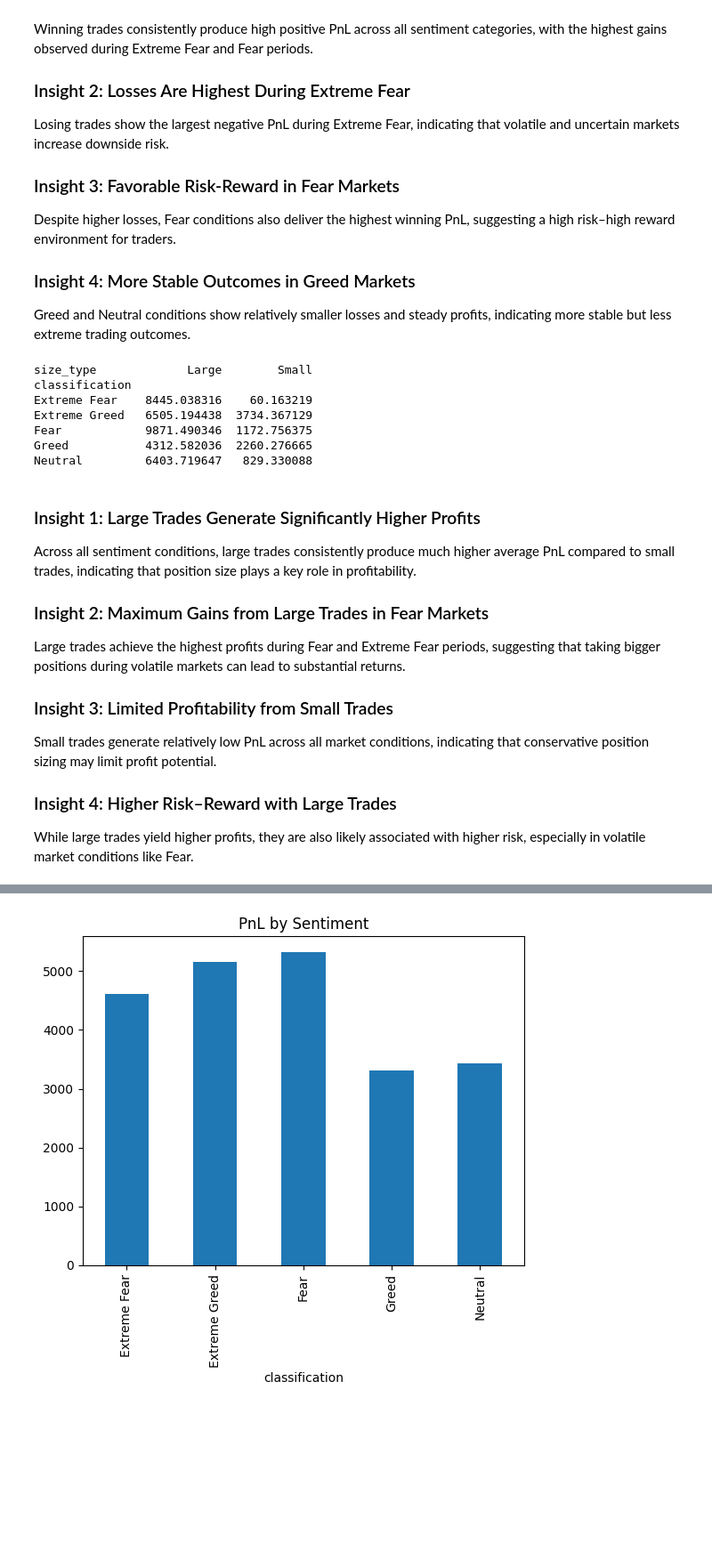
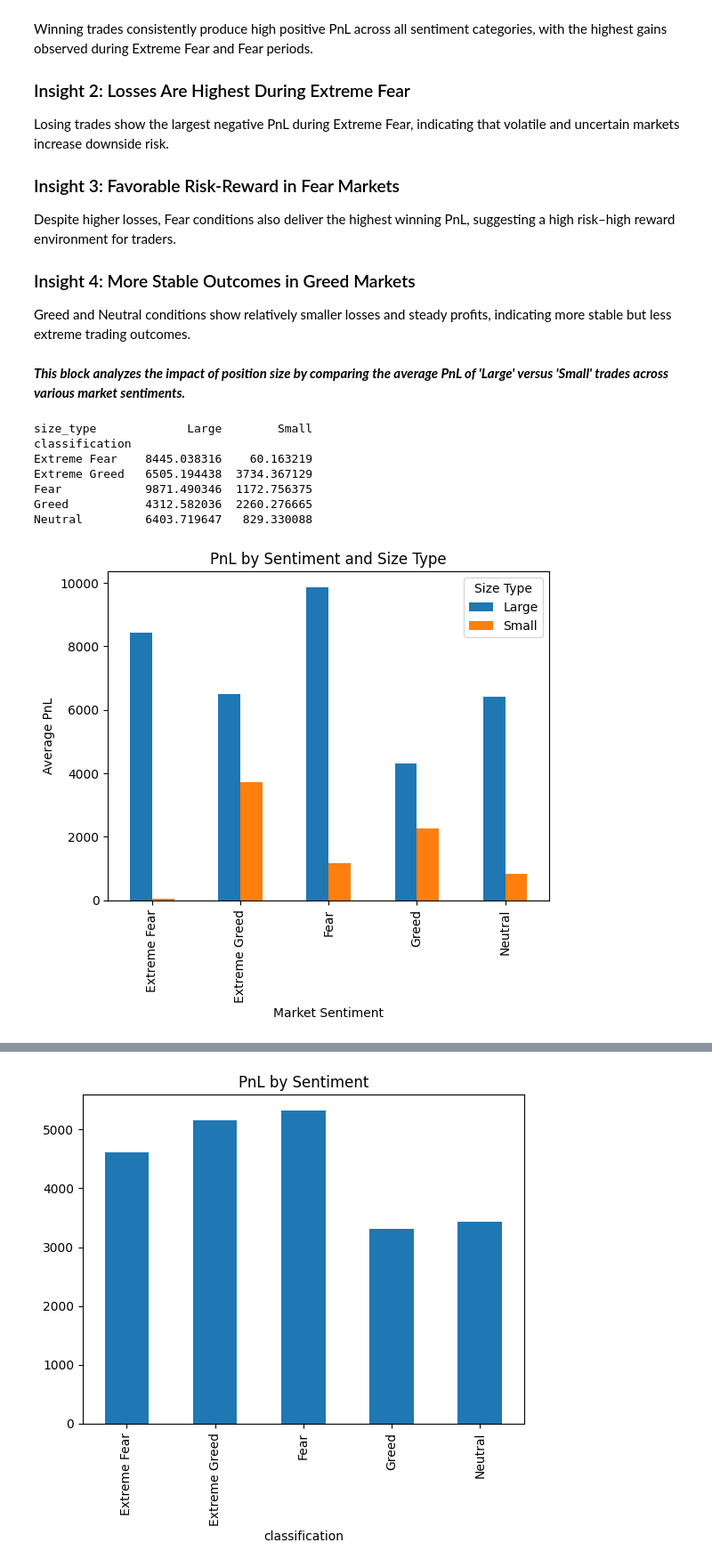
Before and after one commit to parasssssss/trader-sentiment-analysis, a Jupyter notebook: notebook/Primetrade_ai_round_0_.ipynb, the cells around one changed output, grey strips where cells are left out. Shown at 89% size. Cells and saved outputs as stored; diff of their text form; code cells hidden in the pictures; blank space fills up the shorter version.

```diff
--- a/notebook/Primetrade_ai_round_0_.ipynb
+++ b/notebook/Primetrade_ai_round_0_.ipynb
@@ -286,25 +352,24 @@ Despite higher losses, Fear conditions also deliver the highest winning PnL, sug
 
 ### Insight 4: More Stable Outcomes in Greed Markets
 Greed and Neutral conditions show relatively smaller losses and steady profits, indicating more stable but less extreme trading outcomes.
-# %%
-print(final_df.groupby(['classification','size_type'])['Closed PnL'].mean().unstack())
-# %% [output]
-size_type             Large        Small
-classification
-Extreme Fear    8445.038316    60.163219
-Extreme Greed   6505.194438  3734.367129
-Fear            9871.490346  1172.756375
-Greed           4312.582036  2260.276665
-Neutral         6403.719647   829.330088
-# %% [markdown]
-### Insight 1: Large Trades Generate Significantly Higher Profits
-Across all sentiment conditions, large trades consistently produce much higher average PnL compared to small trades, indicating that position size plays a key role in profitability.
-
-### Insight 2: Maximum Gains from Large Trades in Fear Markets
-Large trades achieve the highest profits during Fear and Extreme Fear periods, suggesting that taking bigger positions during volatile markets can lead to substantial returns.
-
-### Insight 3: Limited Profitability from Small Trades
-Small trades generate relatively low PnL across all market conditions, indicating that conservative position sizing may limit profit potential.
-
-### Insight 4: Higher Risk–Reward with Large Trades
-While large trades yield higher profits, they are also likely associated with higher risk, especially in volatile market conditions like Fear.
+# %% [markdown]
+***This block analyzes the impact of position size by comparing the average PnL of 'Large' versus 'Small' trades across various market sentiments.***
+# %%
+
+size_perf = final_df.groupby(['classification','size_type'])['Closed PnL'].mean().unstack()
+print(size_perf)
+size_perf.plot(kind='bar')
+plt.title("PnL by Sentiment and Size Type")
+plt.xlabel("Market Sentiment")
+plt.ylabel("Average PnL")
+plt.legend(title="Size Type")
+plt.show()
+# %% [output]
+size_type             Large        Small
+classification
+Extreme Fear    8445.038316    60.163219
+Extreme Greed   6505.194438  3734.367129
+Fear            9871.490346  1172.756375
+Greed           4312.582036  2260.276665
+Neutral         6403.719647   829.330088
+[figure, added]
```
Also changed, not shown: parts of 50 cells of this notebook.
